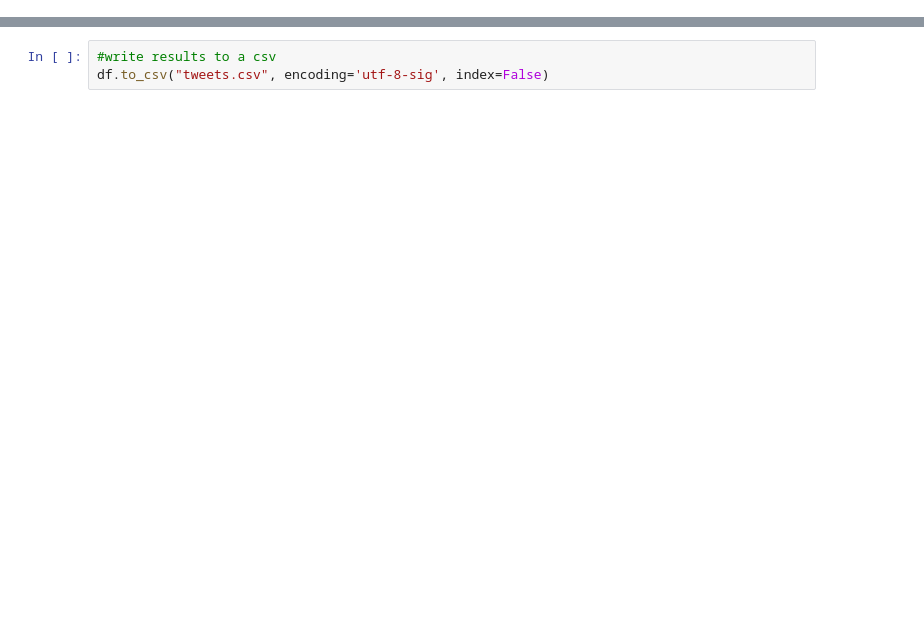
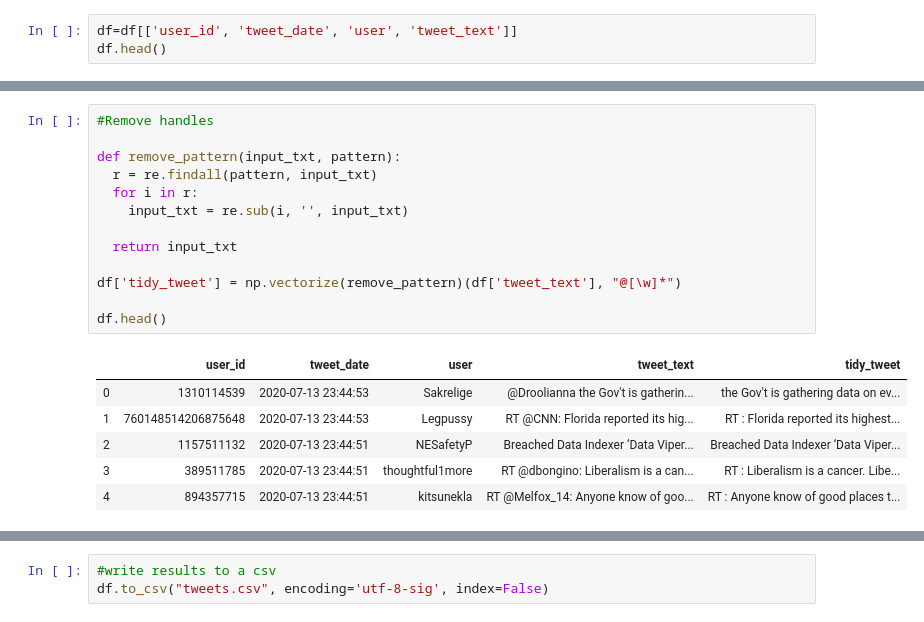
Before and after one commit to wendy-meyer/final_project, a Jupyter notebook: twitter_API.ipynb, the cells around one changed output, grey strips where cells are left out. Cells and saved outputs as stored; diff of their text form; blank space fills up the shorter version.

```diff
--- a/twitter_API.ipynb
+++ b/twitter_API.ipynb
@@ -51,0 +56,3 @@ df.head()
+# %%
+df=df[['user_id', 'tweet_date', 'user', 'tweet_text']]
+df.head()
@@ -51,0 +66,20 @@ df.head()
+# %%
+#Remove handles
+
+def remove_pattern(input_txt, pattern):
+  r = re.findall(pattern, input_txt)
+  for i in r:
+    input_txt = re.sub(i, '', input_txt)
+
+  return input_txt
+
+df['tidy_tweet'] = np.vectorize(remove_pattern)(df['tweet_text'], "@[\w]*")
+
+df.head()
+# %% [output]
+|  | user_id | tweet_date | user | tweet_text | tidy_tweet |
+| 0 | 1310114539 | 2020-07-13 23:44:53 | Sakrelige | @Droolianna the Gov't is gatherin... | the Gov't is gathering data on ev... |
+| 1 | 760148514206875648 | 2020-07-13 23:44:53 | Legpussy | RT @CNN: Florida reported its hig... | RT : Florida reported its highest... |
+| 2 | 1157511132 | 2020-07-13 23:44:51 | NESafetyP | Breached Data Indexer ‘Data Viper... | Breached Data Indexer ‘Data Viper... |
+| 3 | 389511785 | 2020-07-13 23:44:51 | thoughtful1more | RT @dbongino: Liberalism is a can... | RT : Liberalism is a cancer. Libe... |
+| 4 | 894357715 | 2020-07-13 23:44:51 | kitsunekla | RT @Melfox_14: Anyone know of goo... | RT : Anyone know of good places t... |
```
Also changed, not shown: parts of 6 cells of this notebook, 2 other files.
